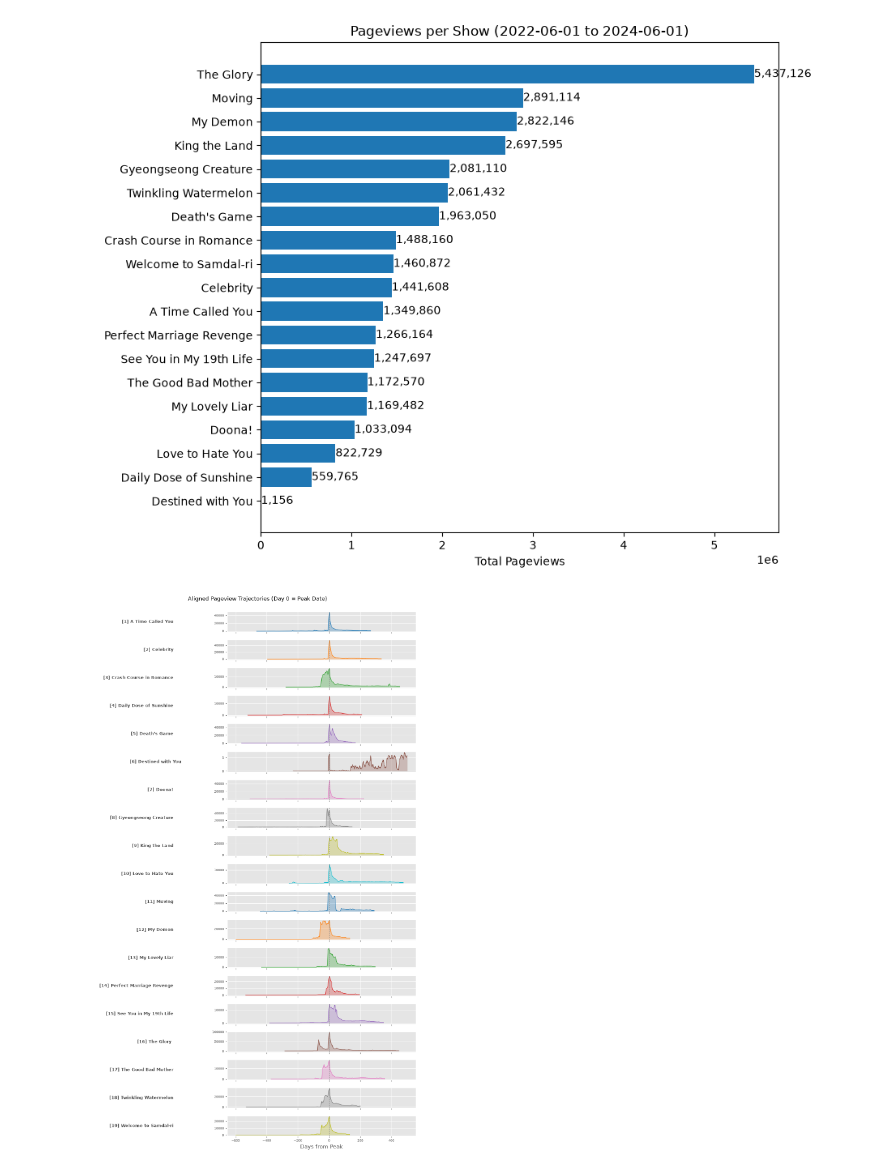
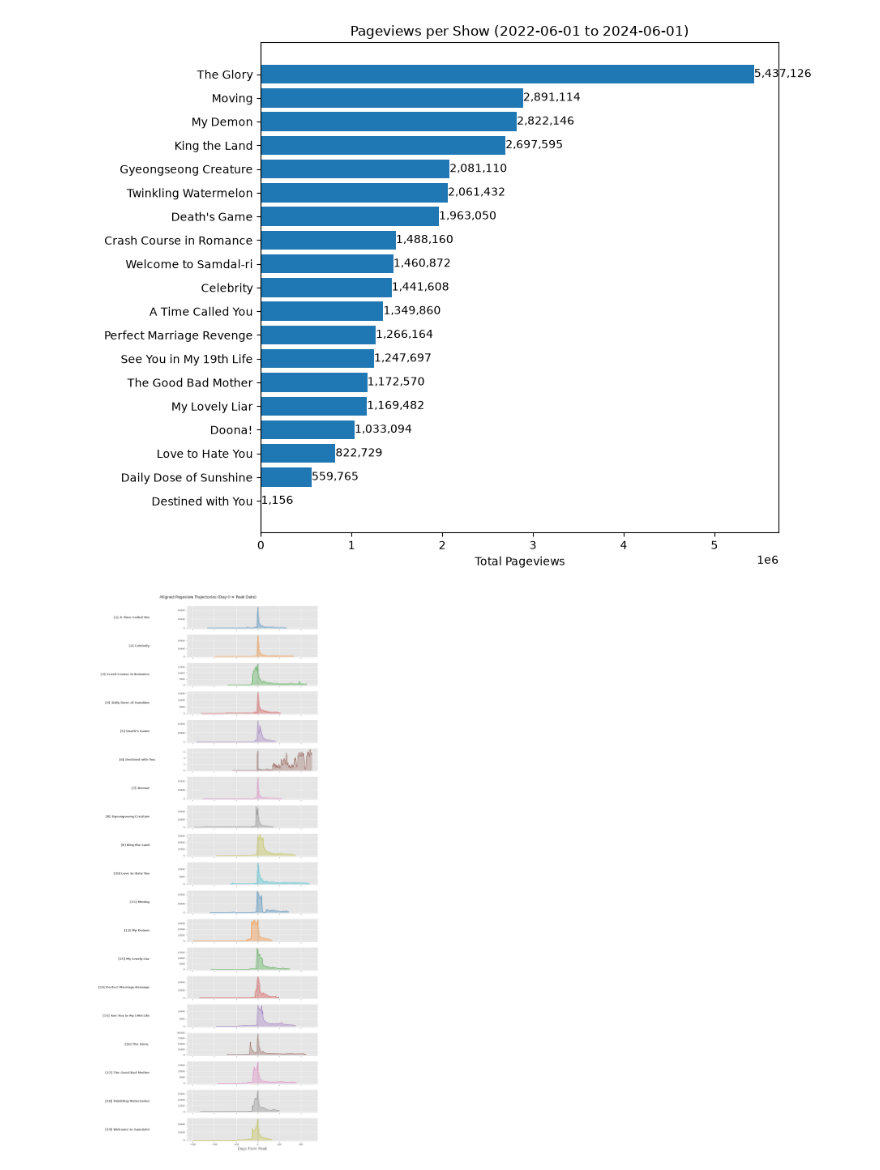
Before and after one commit to jguo5/week3-tasks-fri, a Jupyter notebook: part-5-task.ipynb, the cells around one changed output. Cells and saved outputs as stored; diff of their text form; code cells hidden in the pictures.

Commit message:
edited graph 2!

```diff
--- a/part-5-task.ipynb
+++ b/part-5-task.ipynb
@@ -129,24 +129,24 @@ for title, pv_df in all_data.items():
 # %%
 colors = plt.cm.tab10.colors
 
-fig, axes = plt.subplots(len(all_data), 1, figsize=(10, 0.9 * len(all_data)), sharex=True)
+fig, axes = plt.subplots(len(all_data), 1, figsize=(10, 1.3 * len(all_data)), sharex=True)
 
 for i, (title, pv_df) in enumerate(all_data.items()):
     ax = axes[i]
     color = colors[i % len(colors)]
 
     ax.plot(pv_df["day_offset"], pv_df["views_smooth"], color=color, linewidth=1)
     ax.fill_between(pv_df["day_offset"], pv_df["views_smooth"], color=color, alpha=0.3)
     ax.axvline(0, color="gray", linestyle="--", linewidth=0.8)
 
     ax.set_ylabel(f"[{i+1}] {title}", rotation=0, labelpad=90,
                    fontsize=9, fontweight="bold", ha="right", va="center")
     ax.tick_params(labelsize=7)
 
 axes[-1].set_xlabel("Days from Peak")
 fig.suptitle("Aligned Pageview Trajectories (Day 0 = Peak Date)", y=1.0)
 plt.tight_layout()
 plt.savefig("graph2.png", dpi=150)
 plt.show()
 # %% [output]
-[figure, old version]
+[figure, new version]
```
Also changed, not shown: 1 other file.
